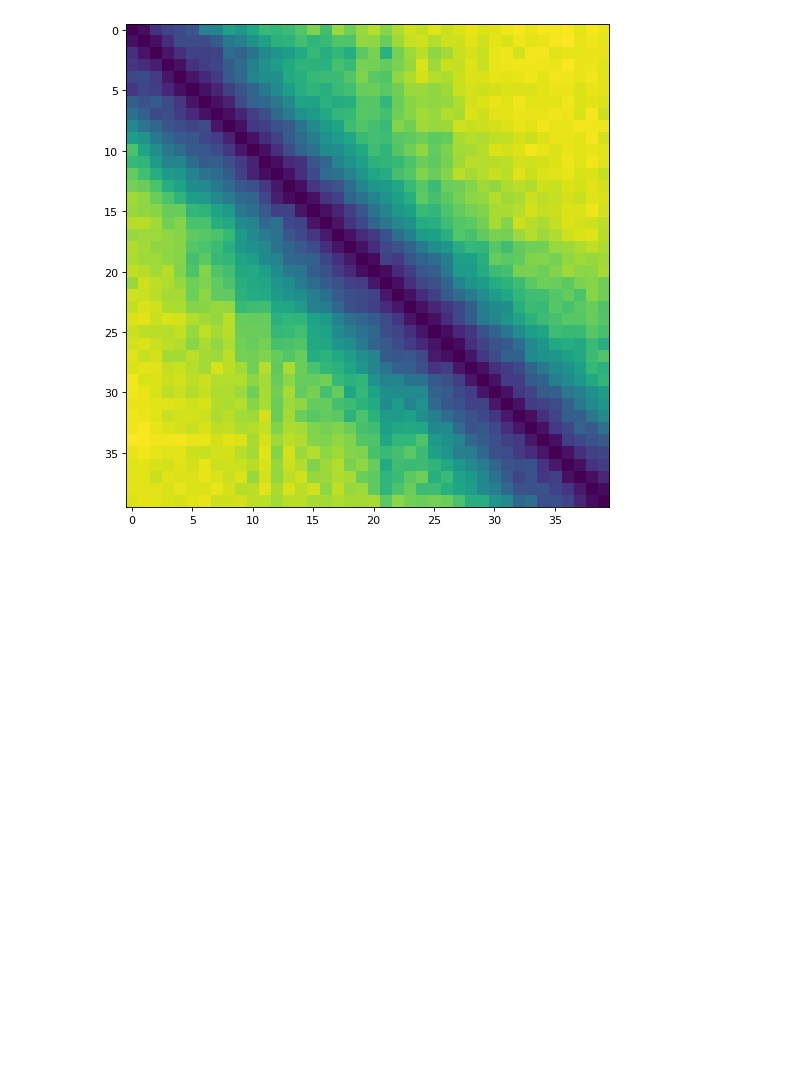
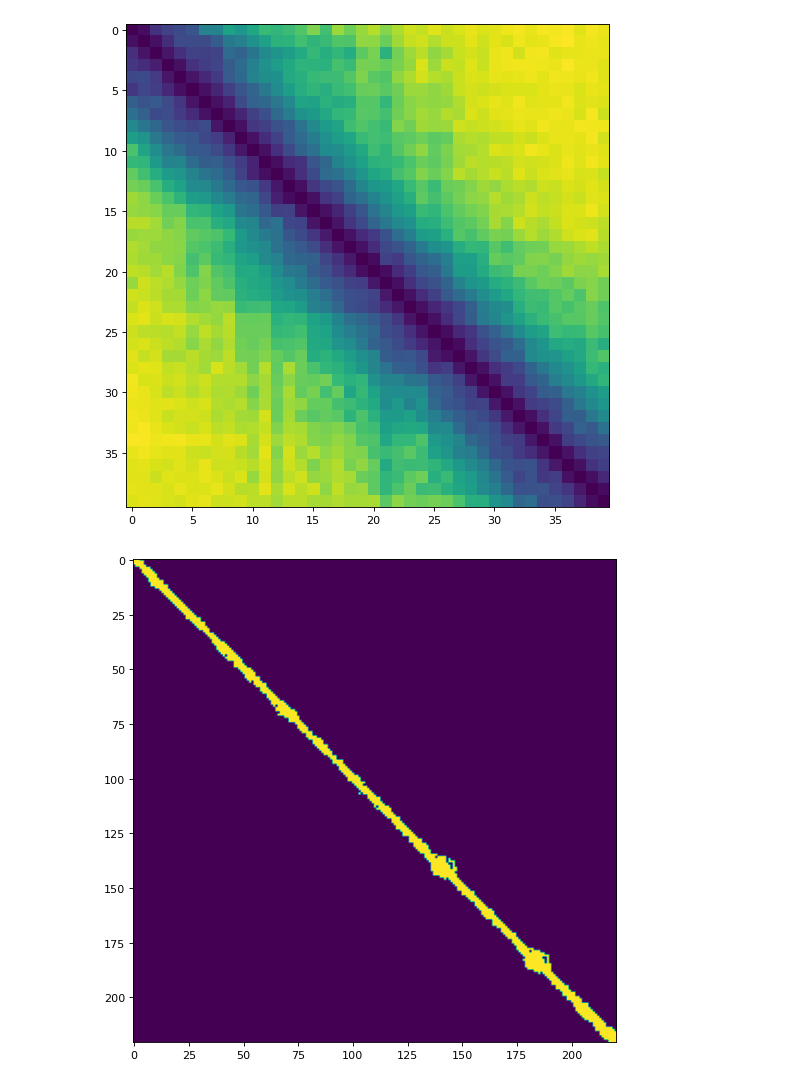
Before and after one commit to ychuhp/scoring_random_omega, a Jupyter notebook: Untitled.ipynb, the cells around one changed output. Cells and saved outputs as stored; diff of their text form; code cells hidden in the pictures; blank space fills up the shorter version.

```diff
--- a/Untitled.ipynb
+++ b/Untitled.ipynb
@@ -216,4 +216,12 @@ x = torch.tensor(x)
 
 torch.save(x, 'af2_cdpk_pae')
 #util.plot_image(x)
+# %%
+x = torch.load('af2_cdpk_pae')
+k = -x+x.max()
+#util.plot_image( k<5 )
+#util.plot_image( x.mean()/(x+1) )
+util.plot_image( x<5 )
+# %% [output]
+[figure, added]
 # %%
```
Also changed, not shown: parts of 2 cells of this notebook, 2 other files.
